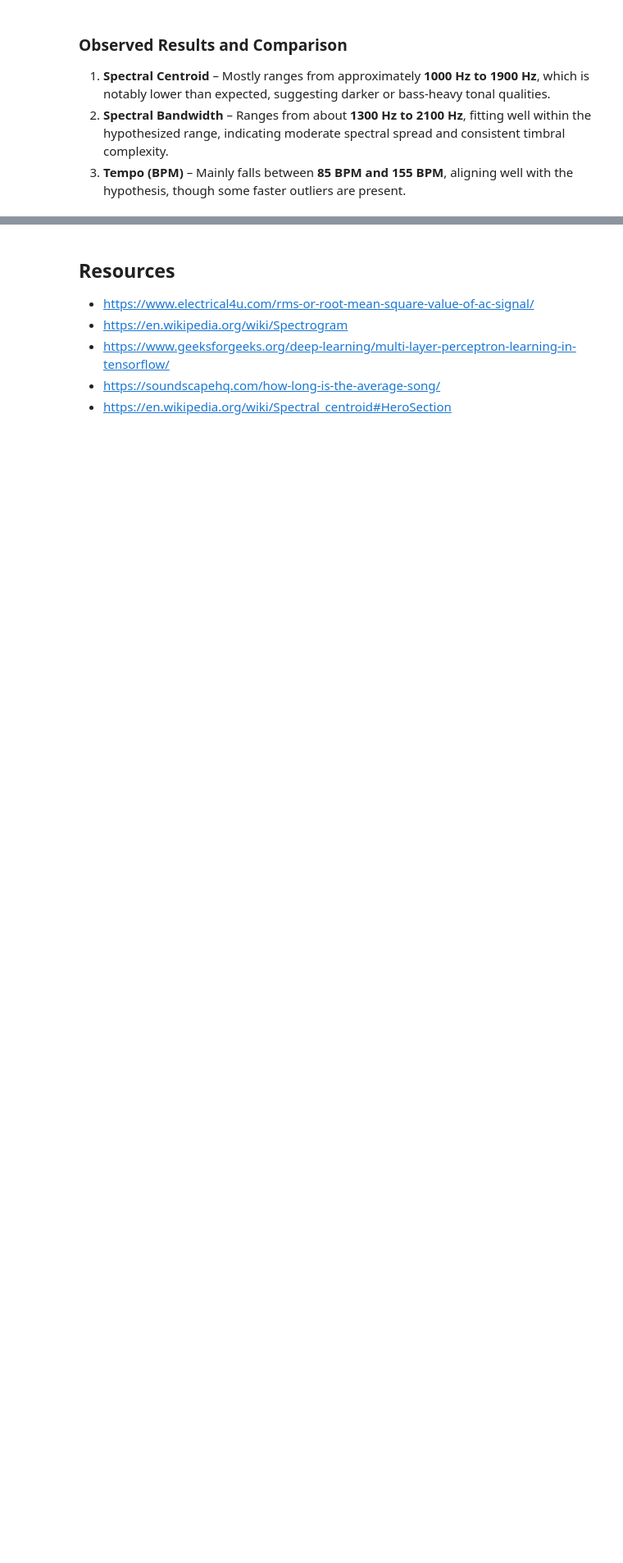
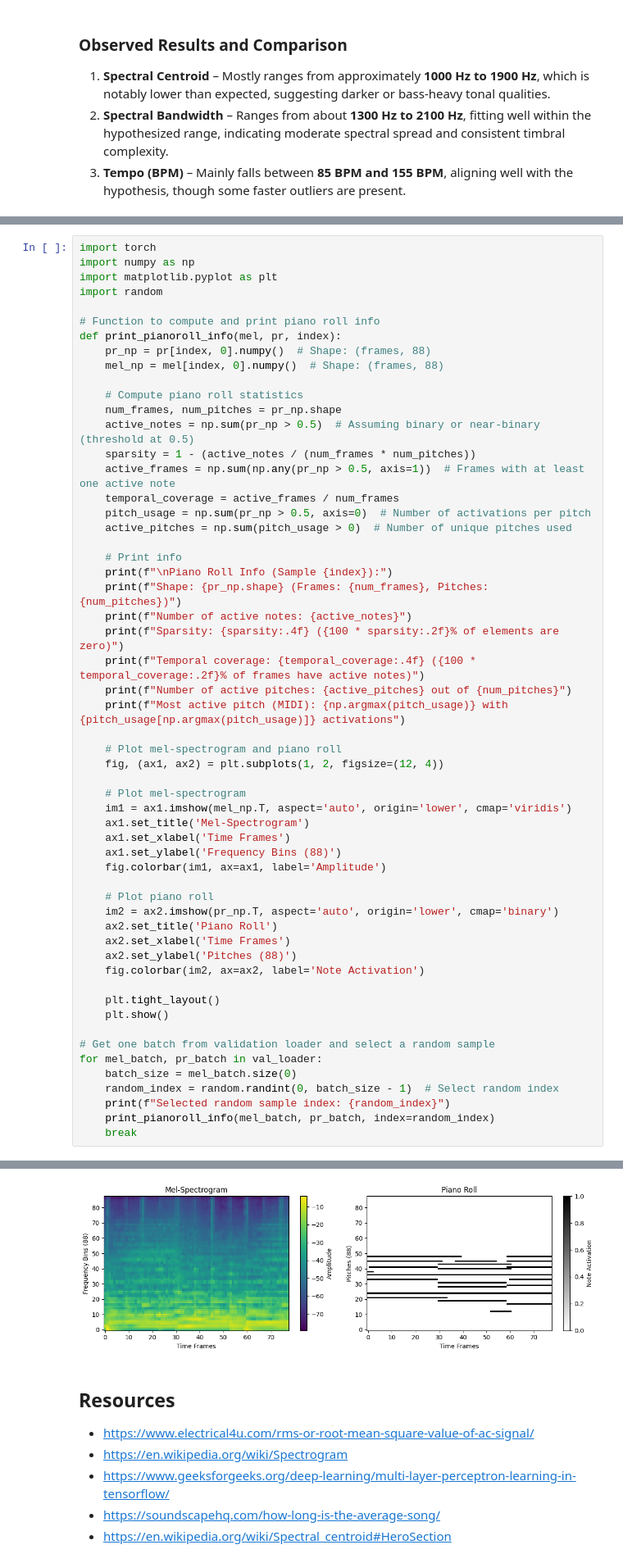
Before and after one commit to Stoymirov/Automated-music-analsis-pipeline-and-EDA, a Jupyter notebook: Classical_music.ipynb, the cells around one changed output, grey strips where cells are left out. Shown at 82% size. Saved outputs shown, nothing was run; the diff lists cells and outputs as text; blank space fills up the shorter version.

```diff
--- a/Classical_music.ipynb
+++ b/Classical_music.ipynb
@@ -1264,0 +1609,57 @@ Tempo (BPM) - Mean: 116.66, Std: 18.51
+# %%
+import torch
+import numpy as np
+import matplotlib.pyplot as plt
+import random
+
+# Function to compute and print piano roll info
+def print_pianoroll_info(mel, pr, index):
+    pr_np = pr[index, 0].numpy()  # Shape: (frames, 88)
+    mel_np = mel[index, 0].numpy()  # Shape: (frames, 88)
+
+    # Compute piano roll statistics
+    num_frames, num_pitches = pr_np.shape
+    active_notes = np.sum(pr_np > 0.5)  # Assuming binary or near-binary (threshold at 0.5)
+    sparsity = 1 - (active_notes / (num_frames * num_pitches))
+    active_frames = np.sum(np.any(pr_np > 0.5, axis=1))  # Frames with at least one active note
+    temporal_coverage = active_frames / num_frames
+    pitch_usage = np.sum(pr_np > 0.5, axis=0)  # Number of activations per pitch
+    active_pitches = np.sum(pitch_usage > 0)  # Number of unique pitches used
+
+    # Print info
+    print(f"\nPiano Roll Info (Sample {index}):")
+    print(f"Shape: {pr_np.shape} (Frames: {num_frames}, Pitches: {num_pitches})")
+    print(f"Number of active notes: {active_notes}")
+    print(f"Sparsity: {sparsity:.4f} ({100 * sparsity:.2f}% of elements are zero)")
+    print(f"Temporal coverage: {temporal_coverage:.4f} ({100 * temporal_coverage:.2f}% of frames have active notes)")
+    print(f"Number of active pitches: {active_pitches} out of {num_pitches}")
+    print(f"Most active pitch (MIDI): {np.argmax(pitch_usage)} with {pitch_usage[np.argmax(pitch_usage)]} activations")
+
+    # Plot mel-spectrogram and piano roll
+    fig, (ax1, ax2) = plt.subplots(1, 2, figsize=(12, 4))
+
+    # Plot mel-spectrogram
+    im1 = ax1.imshow(mel_np.T, aspect='auto', origin='lower', cmap='viridis')
+    ax1.set_title('Mel-Spectrogram')
+    ax1.set_xlabel('Time Frames')
+    ax1.set_ylabel('Frequency Bins (88)')
+    fig.colorbar(im1, ax=ax1, label='Amplitude')
+
+    # Plot piano roll
+    im2 = ax2.imshow(pr_np.T, aspect='auto', origin='lower', cmap='binary')
+    ax2.set_title('Piano Roll')
+    ax2.set_xlabel('Time Frames')
+    ax2.set_ylabel('Pitches (88)')
+    fig.colorbar(im2, ax=ax2, label='Note Activation')
+
+    plt.tight_layout()
+    plt.show()
+
+# Get one batch from validation loader and select a random sample
+for mel_batch, pr_batch in val_loader:
+    batch_size = mel_batch.size(0)
+    random_index = random.randint(0, batch_size - 1)  # Select random index
+    print(f"Selected random sample index: {random_index}")
+    print_pianoroll_info(mel_batch, pr_batch, index=random_index)
+    break
+# %% [output]
@@ -1265,3 +1675,4 @@ Tempo (BPM) - Mean: 116.66, Std: 18.51
+[figure, added]
 # %% [markdown]
 ## Resources
 - https://www.electrical4u.com/rms-or-root-mean-square-value-of-ac-signal/
```
Also changed, not shown: parts of 23 cells of this notebook.
